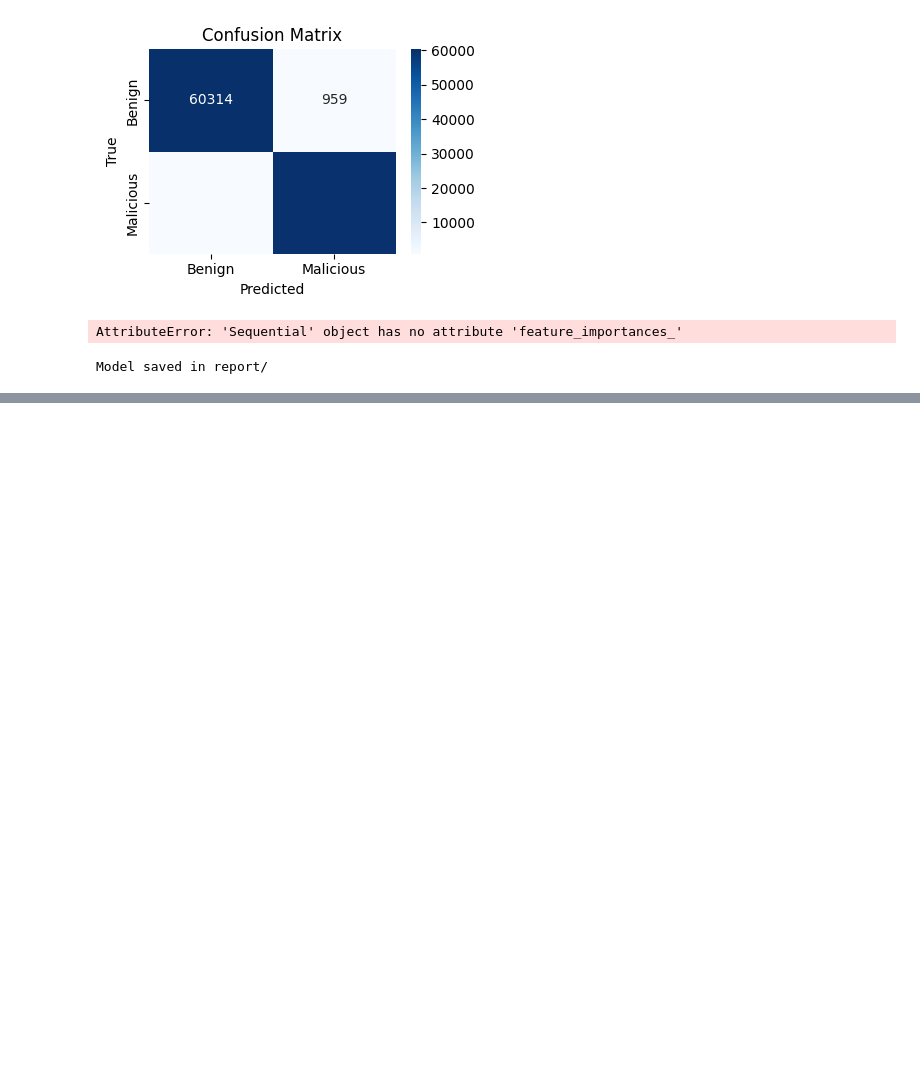
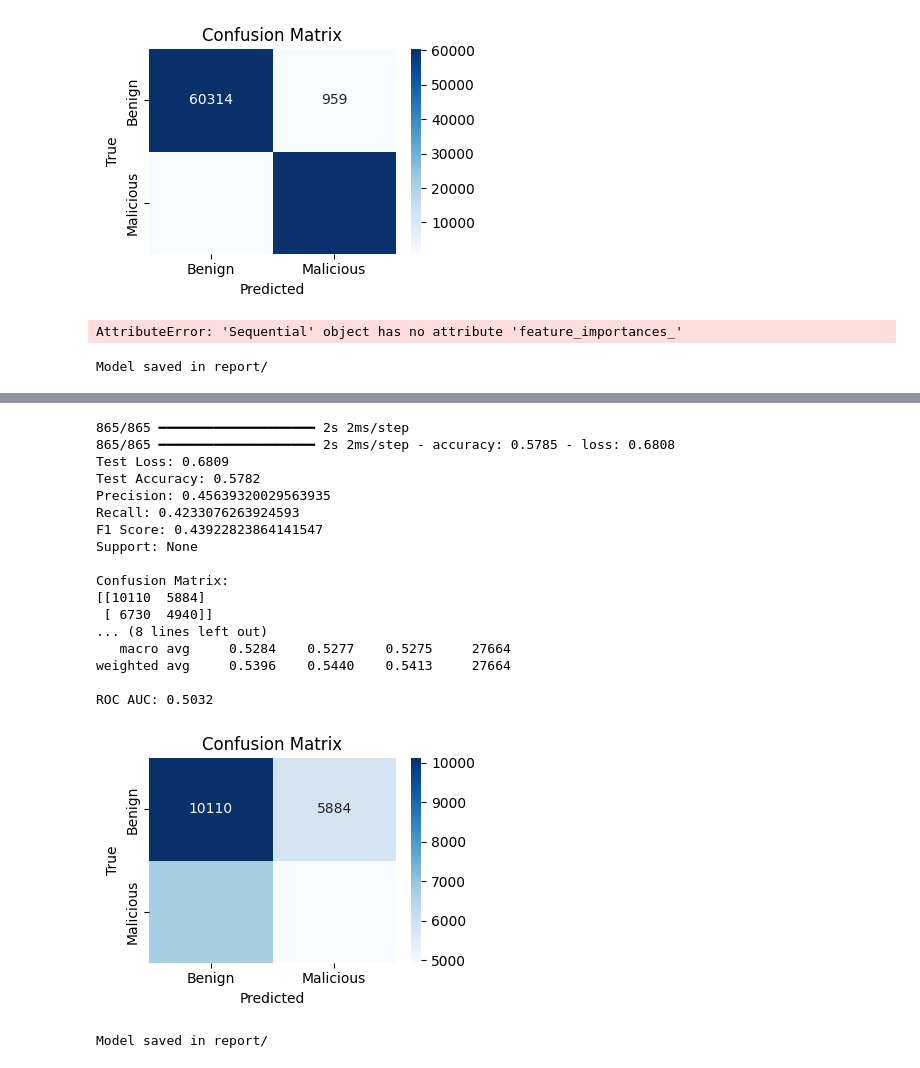
Before and after one commit to Rish4bh0/ECE5565-ML-DL, a Jupyter notebook: clstm_session_baseline.ipynb, the cells around one changed output, grey strips where cells are left out. Cells and saved outputs as stored; diff of their text form; code cells hidden in the pictures; blank space fills up the shorter version.

```diff
--- a/clstm_session_baseline.ipynb
+++ b/clstm_session_baseline.ipynb
@@ -196,0 +354,20 @@ Model saved in report/
+# %%
+# 16 CTU13 set testing training
+
+#this version is modified in terms of shape so that we can use it on the CTU13 data set
+cnn_model3 = Sequential()
+cnn_model3.add(layers.Conv1D(filters=64, kernel_size=5, strides=2, padding='valid', activation='relu', input_shape=(57, 1)))
+cnn_model3.add(layers.Conv1D(filters=64, kernel_size=3, strides=2, padding='valid', activation='relu'))
+cnn_model3.add(layers.MaxPooling1D(pool_size=2, strides=2, padding='valid'))
+cnn_model3.add(layers.LSTM(units=32, return_sequences=False))
+cnn_model3.add(layers.Dense(128, activation='relu'))
+cnn_model3.add(layers.Dropout(rate=0.5))
+cnn_model3.add(layers.Dense(units=32, activation='relu'))
+cnn_model3.add(layers.Dropout(rate=0.5))
+cnn_model3.add(layers.Dense(units=1, activation='sigmoid'))
+
+
+cnn_model.compile(optimizer='adam',
+              loss='binary_crossentropy',
+              metrics=['accuracy'])
+cnn_model.fit(X_train3, y_train3, epochs=10, batch_size=32)
@@ -196,0 +396,56 @@ Model saved in report/
+# %%
+# 17 CTU13 set testing evaluation
+
+y_pred_proba3 = cnn_model2.predict(X_test3)
+y_pred3 = (y_pred_proba3 > 0.5).astype(int)
+loss, accuracy = cnn_model.evaluate(X_test3, y_test3, verbose=1)
+precision, recall, fscore, support = precision_recall_fscore_support(y_test3, y_pred3, average='binary')
+
+print(f"Test Loss: {loss:.4f}")
+print(f"Test Accuracy: {accuracy:.4f}")
+print(f"Precision: {precision}")
+print(f"Recall: {recall}")
+print(f"F1 Score: {fscore}")
+print(f"Support: {support}")
+
+print("\nConfusion Matrix:")
+print(confusion_matrix(y_test3, y_pred3))
+print("\nClassification Report:")
+print(classification_report(y_test3, y_pred3, digits=4))
+print("ROC AUC:", round(roc_auc_score(y_test3, y_pred_proba3), 4))
+
+cm = confusion_matrix(y_test3, y_pred3)
+plt.figure(figsize=(4,3))
+sns.heatmap(cm, annot=True, fmt="d", cmap="Blues",
+            xticklabels=["Benign", "Malicious"],
+            yticklabels=["Benign", "Malicious"])
+plt.title("Confusion Matrix")
+plt.xlabel("Predicted")
+plt.ylabel("True")
+plt.tight_layout()
+plt.show()
+# %% [output]
+865/865 ━━━━━━━━━━━━━━━━━━━━ 2s 2ms/step
+865/865 ━━━━━━━━━━━━━━━━━━━━ 2s 2ms/step - accuracy: 0.5785 - loss: 0.6808
+Test Loss: 0.6809
+Test Accuracy: 0.5782
+Precision: 0.45639320029563935
+Recall: 0.4233076263924593
+F1 Score: 0.43922823864141547
+Support: None
+
+Confusion Matrix:
+[[10110  5884]
+ [ 6730  4940]]
+... (8 lines left out)
+   macro avg     0.5284    0.5277    0.5275     27664
+weighted avg     0.5396    0.5440    0.5413     27664
+
+ROC AUC: 0.5032
+[figure, added]
+# %%
+# 18 Save CICIDS2017 model
+cnn_model3.save("report/clstm3_session_model.keras")
+print("\nModel saved in report/")
+# %% [output]
+Model saved in report/
```
Also changed, not shown: parts of 8 cells of this notebook.
